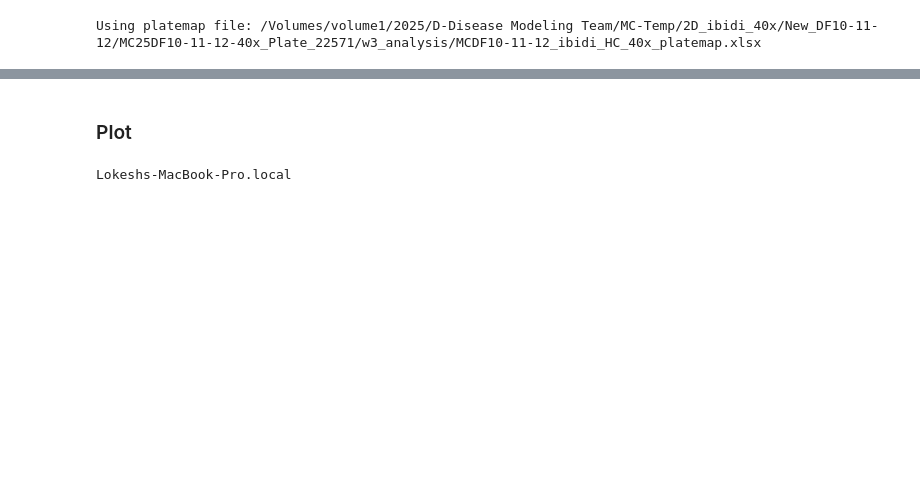
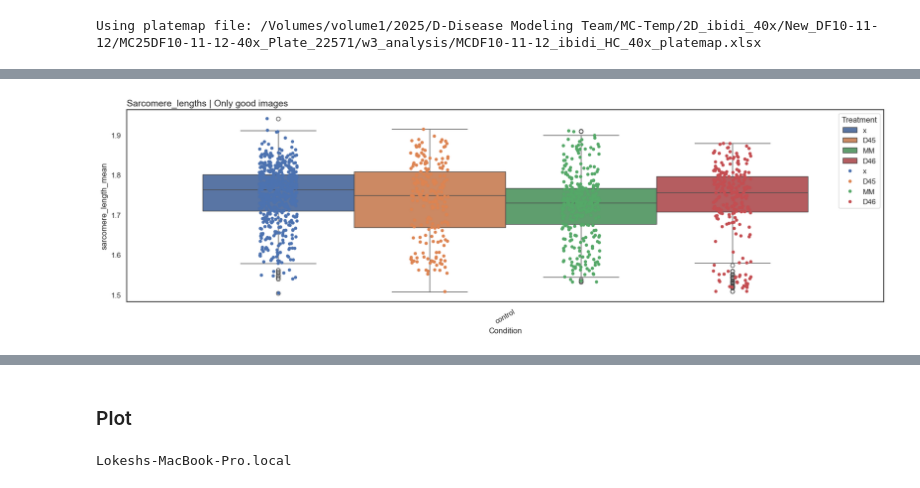
Before and after one commit to heartbeatbio/hbbnotebooks, a Jupyter notebook: LP/sarcomere_analysis_sarcasm_v1.ipynb, the cells around one changed output, grey strips where cells are left out. Drawn from its saved outputs; the diff is of its cells as text; code cells hidden in the pictures; blank space fills up the shorter version.

```diff
--- a/LP/sarcomere_analysis_sarcasm_v1.ipynb
+++ b/LP/sarcomere_analysis_sarcasm_v1.ipynb
@@ -548,3 +586,14 @@ Using platemap file: /Volumes/volume1/2025/D-Disease Modeling Team/MC-Temp/2D_ib
+# %%
+plotdf = predict_df.loc[predict_df['class'] == 1,:]
+sns.set_theme(rc={'figure.figsize':(20.7,5.27)},style='white')
+ax = sns.boxplot(plotdf,x='Condition',y='sarcomere_length_mean',hue='Treatment')
+sns.stripplot(data=plotdf, x="Condition", y="sarcomere_length_mean",hue='Treatment',
+              ax=ax,dodge=True)
+plt.xticks(rotation=30)
+plt.title('Sarcomere_lengths | Only good images ',loc='left',size=14)
+plt.show()
+# %% [output]
+[figure, added]
 # %%
 import seaborn as sns
 import matplotlib.pyplot as plt
```
Also changed, not shown: parts of 20 cells of this notebook.
